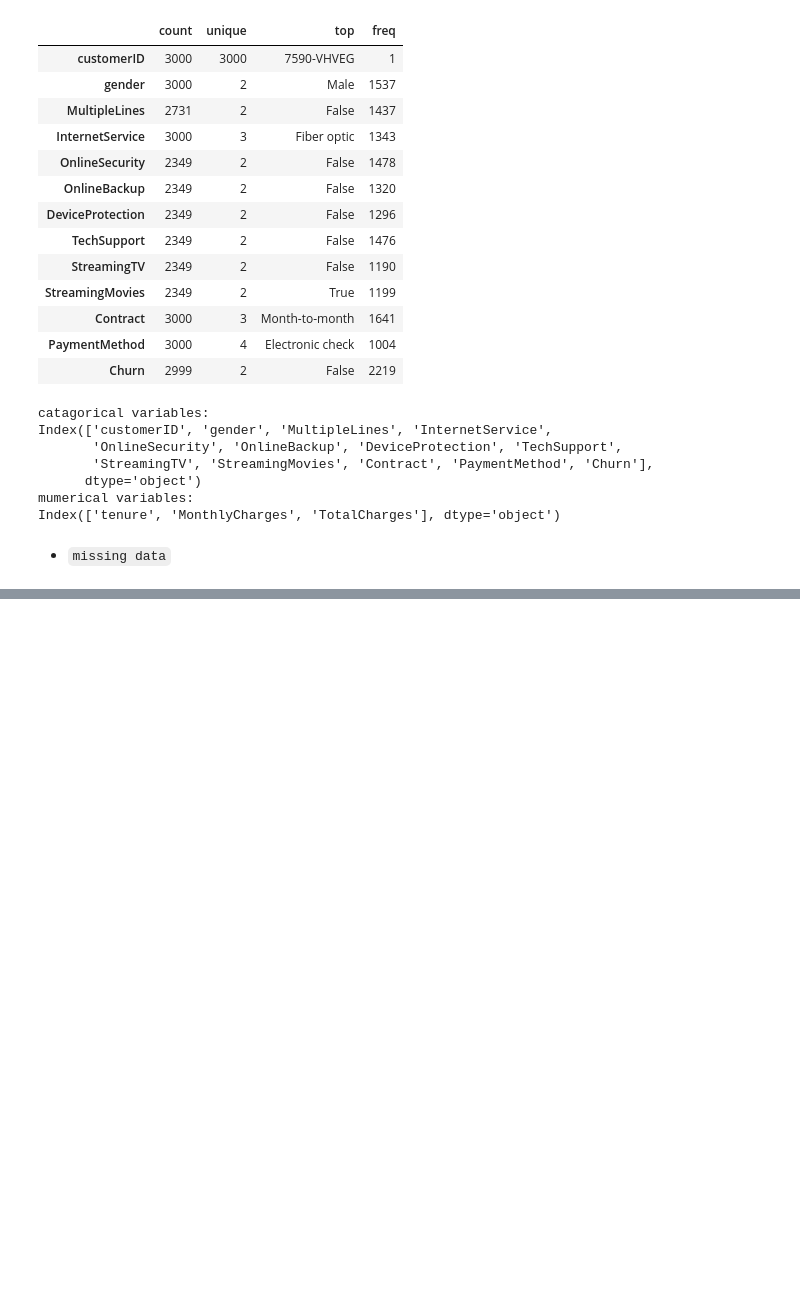
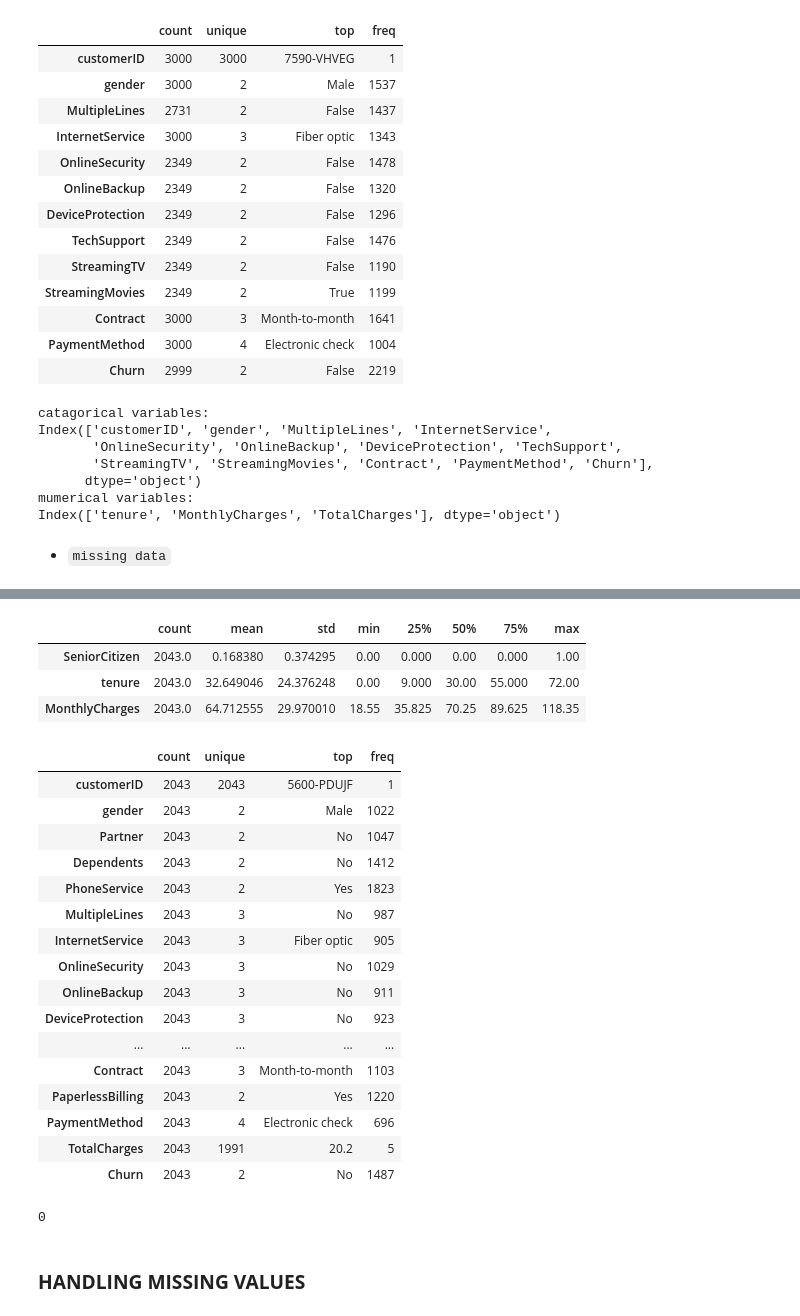
Before and after one commit to valentinewawira-o/LP2_CUSTOMER-CHURN-PROJECT, a Jupyter notebook: customer _churn.ipynb, the cells around one changed output, grey strips where cells are left out. Saved outputs shown, nothing was run; the diff lists cells and outputs as text; code cells hidden in the pictures; blank space fills up the shorter version.

Commit message:
vodafine customer churn

```diff
--- a/customer _churn.ipynb
+++ b/customer _churn.ipynb
@@ -207,0 +208,4 @@ Index(['tenure', 'MonthlyCharges', 'TotalCharges'], dtype='object')
+# %%
+#loading the second file of the telco -churn -second file
+telco_data2= pd.read_csv('LP2_Telco-churn-second-2000.csv')
+telco_data2.head(5)
@@ -207,0 +233,33 @@ Index(['tenure', 'MonthlyCharges', 'TotalCharges'], dtype='object')
+# %%
+telco_data2.describe().T
+# %% [output]
+|  | count | mean | std | min | 25% | 50% | 75% | max |
+| SeniorCitizen | 2043.0 | 0.168380 | 0.374295 | 0.00 | 0.000 | 0.00 | 0.000 | 1.00 |
+| tenure | 2043.0 | 32.649046 | 24.376248 | 0.00 | 9.000 | 30.00 | 55.000 | 72.00 |
+| MonthlyCharges | 2043.0 | 64.712555 | 29.970010 | 18.55 | 35.825 | 70.25 | 89.625 | 118.35 |
+# %%
+telco_data2.describe(include='object').T
+# %% [output]
+|  | count | unique | top | freq |
+| customerID | 2043 | 2043 | 5600-PDUJF | 1 |
+| gender | 2043 | 2 | Male | 1022 |
+| Partner | 2043 | 2 | No | 1047 |
+| Dependents | 2043 | 2 | No | 1412 |
+| PhoneService | 2043 | 2 | Yes | 1823 |
+| MultipleLines | 2043 | 3 | No | 987 |
+| InternetService | 2043 | 3 | Fiber optic | 905 |
+| OnlineSecurity | 2043 | 3 | No | 1029 |
+| OnlineBackup | 2043 | 3 | No | 911 |
+| DeviceProtection | 2043 | 3 | No | 923 |
+| ... | ... | ... | ... | ... |
+| Contract | 2043 | 3 | Month-to-month | 1103 |
+| PaperlessBilling | 2043 | 2 | Yes | 1220 |
+| PaymentMethod | 2043 | 4 | Electronic check | 696 |
+| TotalCharges | 2043 | 1991 | 20.2 | 5 |
+| Churn | 2043 | 2 | No | 1487 |
+# %%
+telco_data2.duplicated().sum()
+# %% [output]
+0
+# %% [markdown]
+### <B>HANDLING MISSING VALUES
```
Also changed, not shown: parts of 5 cells of this notebook.
